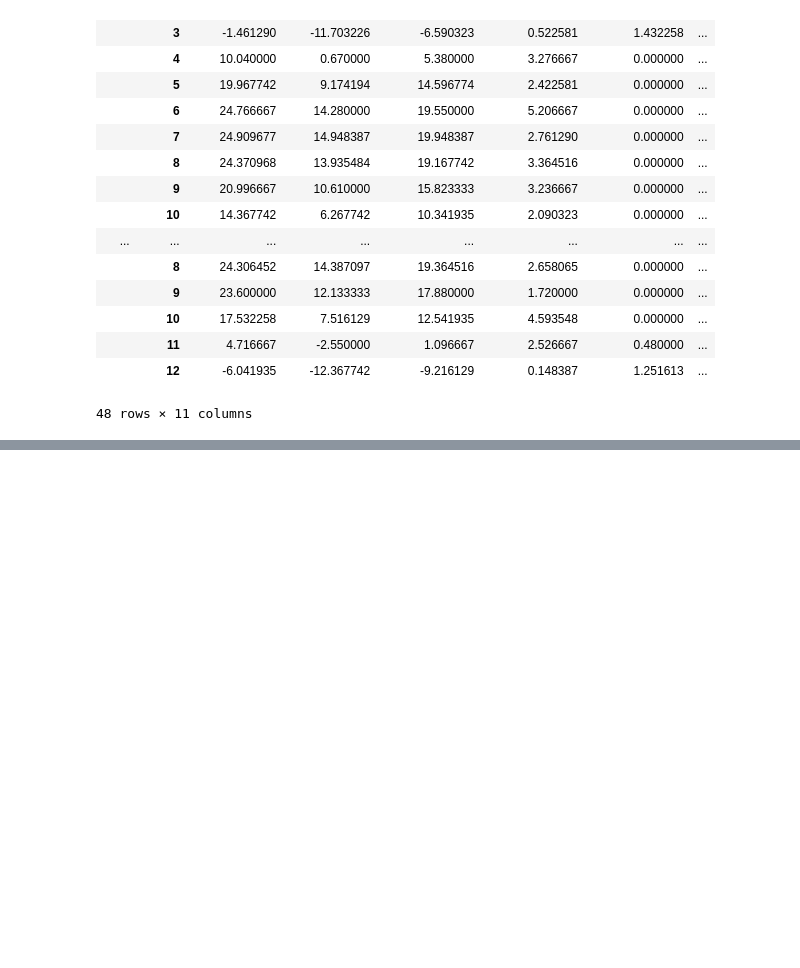
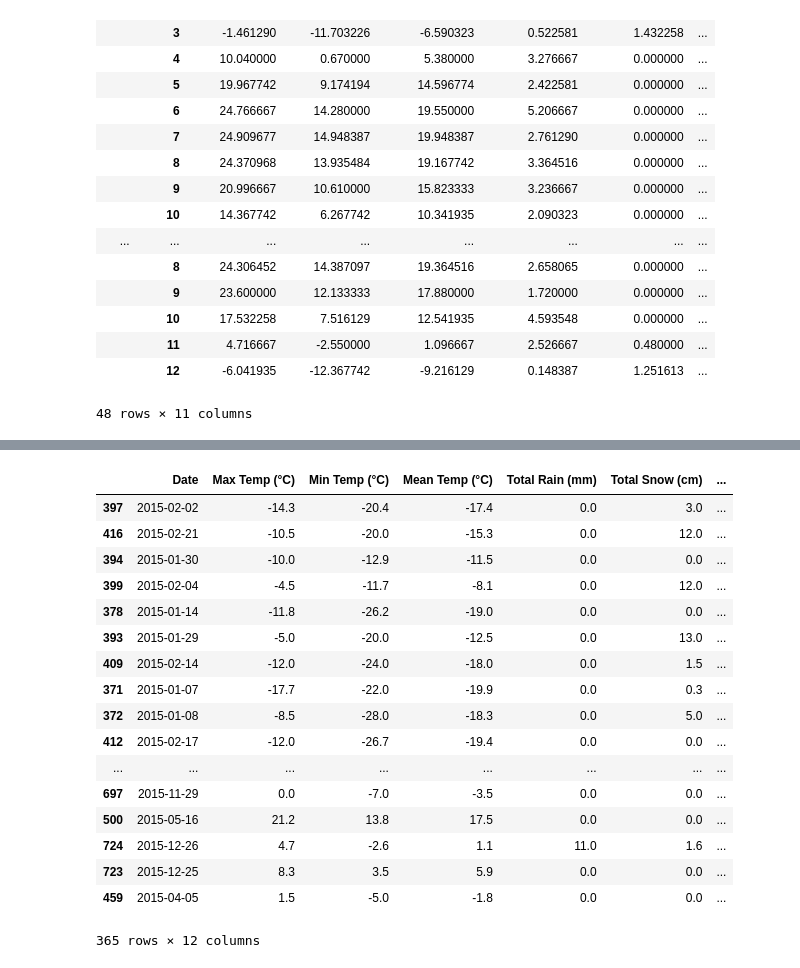
Before and after one commit to akiencore/collisionInOttawa2014to2017, a Jupyter notebook: HPIntegration_Analysis.ipynb, the cells around one changed output, grey strips where cells are left out. Cells and saved outputs as stored; diff of their text form; code cells hidden in the pictures; blank space fills up the shorter version.

```diff
--- a/HPIntegration_Analysis.ipynb
+++ b/HPIntegration_Analysis.ipynb
@@ -351,0 +538,21 @@ df_avg
+# %%
+wt1417[wt1417["Year"]==2015].sort_values(["Number of Collisions"], ascending=[0])
+# %% [output]
+|  | Date | Max Temp (°C) | Min Temp (°C) | Mean Temp (°C) | Total Rain (mm) | Total Snow (cm) | ... |
+| 397 | 2015-02-02 | -14.3 | -20.4 | -17.4 | 0.0 | 3.0 | ... |
+| 416 | 2015-02-21 | -10.5 | -20.0 | -15.3 | 0.0 | 12.0 | ... |
+| 394 | 2015-01-30 | -10.0 | -12.9 | -11.5 | 0.0 | 0.0 | ... |
+| 399 | 2015-02-04 | -4.5 | -11.7 | -8.1 | 0.0 | 12.0 | ... |
+| 378 | 2015-01-14 | -11.8 | -26.2 | -19.0 | 0.0 | 0.0 | ... |
+| 393 | 2015-01-29 | -5.0 | -20.0 | -12.5 | 0.0 | 13.0 | ... |
+| 409 | 2015-02-14 | -12.0 | -24.0 | -18.0 | 0.0 | 1.5 | ... |
+| 371 | 2015-01-07 | -17.7 | -22.0 | -19.9 | 0.0 | 0.3 | ... |
+| 372 | 2015-01-08 | -8.5 | -28.0 | -18.3 | 0.0 | 5.0 | ... |
+| 412 | 2015-02-17 | -12.0 | -26.7 | -19.4 | 0.0 | 0.0 | ... |
+| ... | ... | ... | ... | ... | ... | ... | ... |
+| 697 | 2015-11-29 | 0.0 | -7.0 | -3.5 | 0.0 | 0.0 | ... |
+| 500 | 2015-05-16 | 21.2 | 13.8 | 17.5 | 0.0 | 0.0 | ... |
+| 724 | 2015-12-26 | 4.7 | -2.6 | 1.1 | 11.0 | 1.6 | ... |
+| 723 | 2015-12-25 | 8.3 | 3.5 | 5.9 | 0.0 | 0.0 | ... |
+| 459 | 2015-04-05 | 1.5 | -5.0 | -1.8 | 0.0 | 0.0 | ... |
+365 rows × 12 columns
```
Also changed, not shown: parts of 16 cells of this notebook.
